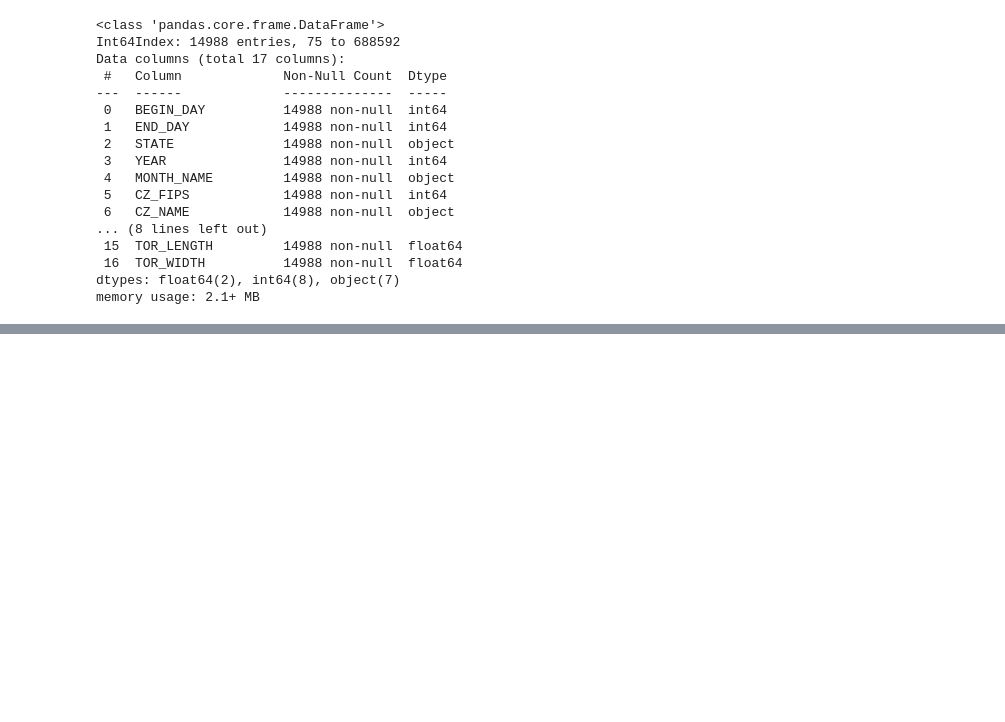
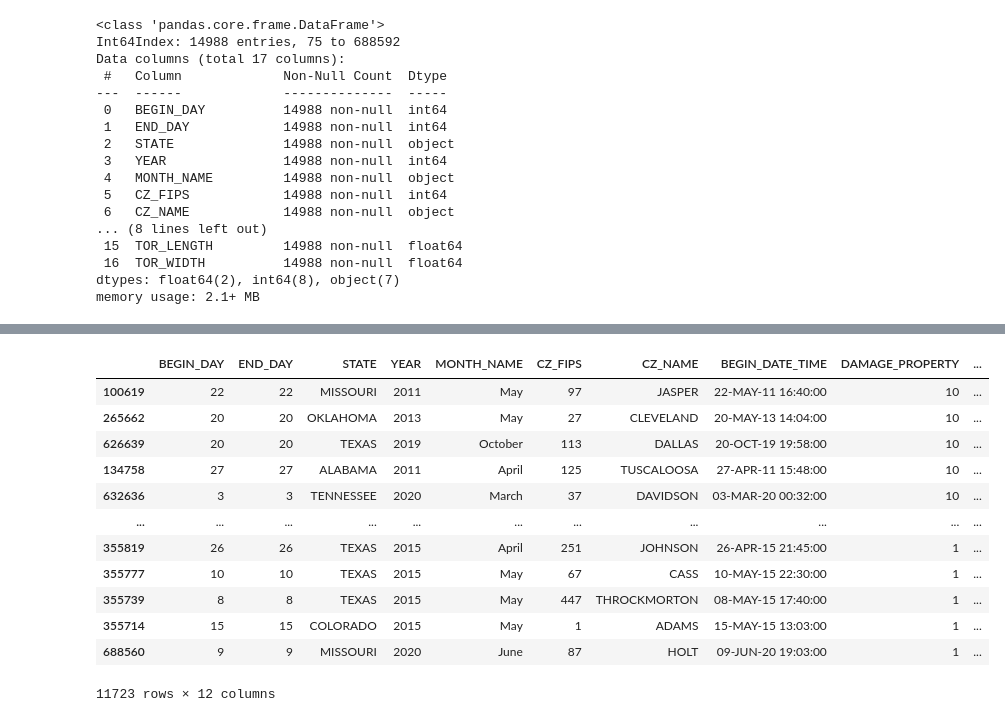
Before and after one commit to saiT1108/DS_project, a Jupyter notebook: main.ipynb, the cells around one changed output, grey strips where cells are left out. Cells and saved outputs as stored; diff of their text form; code cells hidden in the pictures; blank space fills up the shorter version.

```diff
--- a/main.ipynb
+++ b/main.ipynb
@@ -162,3 +209,19 @@ Name: MONTH_NAME, dtype: float64
+# %%
+df_hur
+# %% [output]
+|  | BEGIN_DAY | END_DAY | STATE | YEAR | MONTH_NAME | CZ_FIPS | CZ_NAME | BEGIN_DATE_TIME | DAMAGE_PROPERTY | ... |
+| 100619 | 22 | 22 | MISSOURI | 2011 | May | 97 | JASPER | 22-MAY-11 16:40:00 | 10 | ... |
+| 265662 | 20 | 20 | OKLAHOMA | 2013 | May | 27 | CLEVELAND | 20-MAY-13 14:04:00 | 10 | ... |
+| 626639 | 20 | 20 | TEXAS | 2019 | October | 113 | DALLAS | 20-OCT-19 19:58:00 | 10 | ... |
+| 134758 | 27 | 27 | ALABAMA | 2011 | April | 125 | TUSCALOOSA | 27-APR-11 15:48:00 | 10 | ... |
+| 632636 | 3 | 3 | TENNESSEE | 2020 | March | 37 | DAVIDSON | 03-MAR-20 00:32:00 | 10 | ... |
+| ... | ... | ... | ... | ... | ... | ... | ... | ... | ... | ... |
+| 355819 | 26 | 26 | TEXAS | 2015 | April | 251 | JOHNSON | 26-APR-15 21:45:00 | 1 | ... |
+| 355777 | 10 | 10 | TEXAS | 2015 | May | 67 | CASS | 10-MAY-15 22:30:00 | 1 | ... |
+| 355739 | 8 | 8 | TEXAS | 2015 | May | 447 | THROCKMORTON | 08-MAY-15 17:40:00 | 1 | ... |
+| 355714 | 15 | 15 | COLORADO | 2015 | May | 1 | ADAMS | 15-MAY-15 13:03:00 | 1 | ... |
+| 688560 | 9 | 9 | MISSOURI | 2020 | June | 87 | HOLT | 09-JUN-20 19:03:00 | 1 | ... |
+11723 rows × 12 columns
 # %%
 ## Split data into strata and sample proportinally (stratified sampling)
 
```
Also changed, not shown: parts of 14 cells of this notebook.
